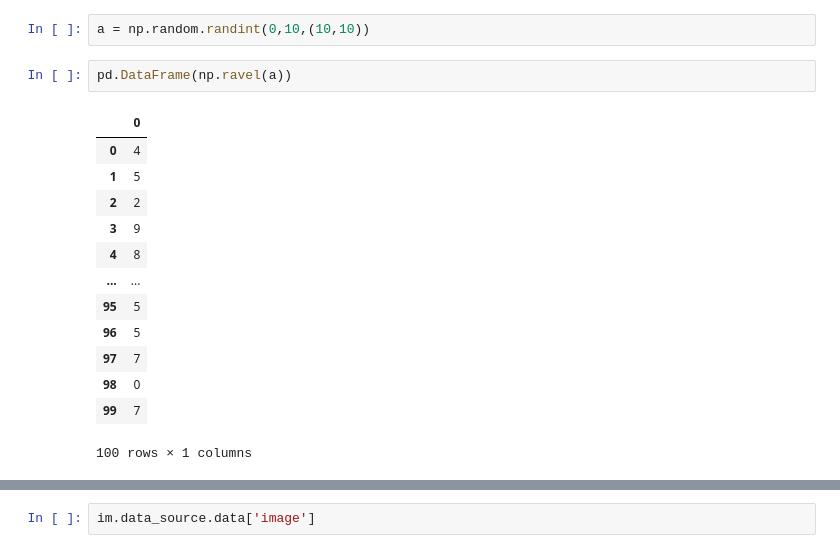
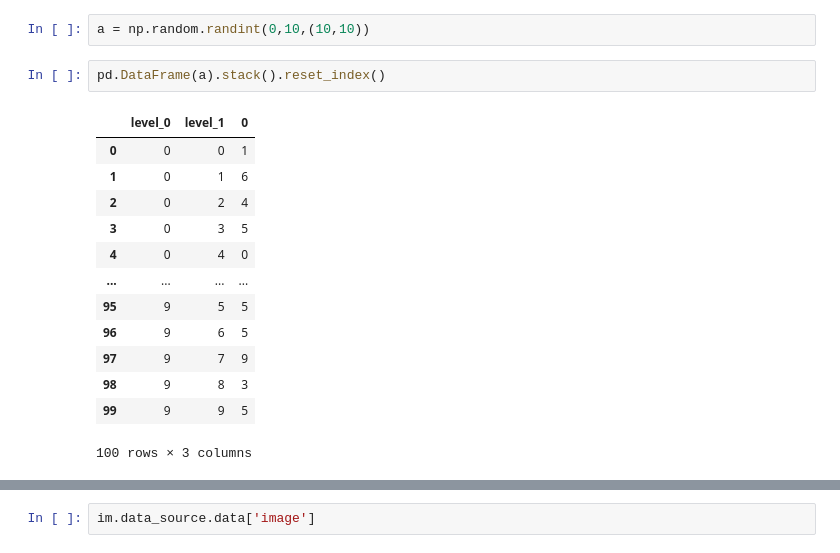
Before and after one commit to AntonBiryukovUofC/golio, a Jupyter notebook: src/lifeplayer_app/test_plots.ipynb, the cells around one changed output, grey strips where cells are left out. Drawn from its saved outputs; the diff is of its cells as text.

```diff
--- a/src/lifeplayer_app/test_plots.ipynb
+++ b/src/lifeplayer_app/test_plots.ipynb
@@ -4,18 +4,18 @@ import pandas as pd
 # %%
 a = np.random.randint(0,10,(10,10))
 # %%
-pd.DataFrame(np.ravel(a))
+pd.DataFrame(a).stack().reset_index()
 # %% [output]
-|  | 0 |
-| 0 | 4 |
-| 1 | 5 |
-| 2 | 2 |
-| 3 | 9 |
-| 4 | 8 |
-| ... | ... |
-| 95 | 5 |
-| 96 | 5 |
-| 97 | 7 |
-| 98 | 0 |
-| 99 | 7 |
+|  | level_0 | level_1 | 0 |
+| 0 | 0 | 0 | 1 |
+| 1 | 0 | 1 | 6 |
+| 2 | 0 | 2 | 4 |
+| 3 | 0 | 3 | 5 |
+| 4 | 0 | 4 | 0 |
+| ... | ... | ... | ... |
+| 95 | 9 | 5 | 5 |
+| 96 | 9 | 6 | 5 |
+| 97 | 9 | 7 | 9 |
+| 98 | 9 | 8 | 3 |
+| 99 | 9 | 9 | 5 |
-100 rows × 1 columns
+100 rows × 3 columns
```
Also changed, not shown: parts of 7 cells of this notebook, 6 other files.
